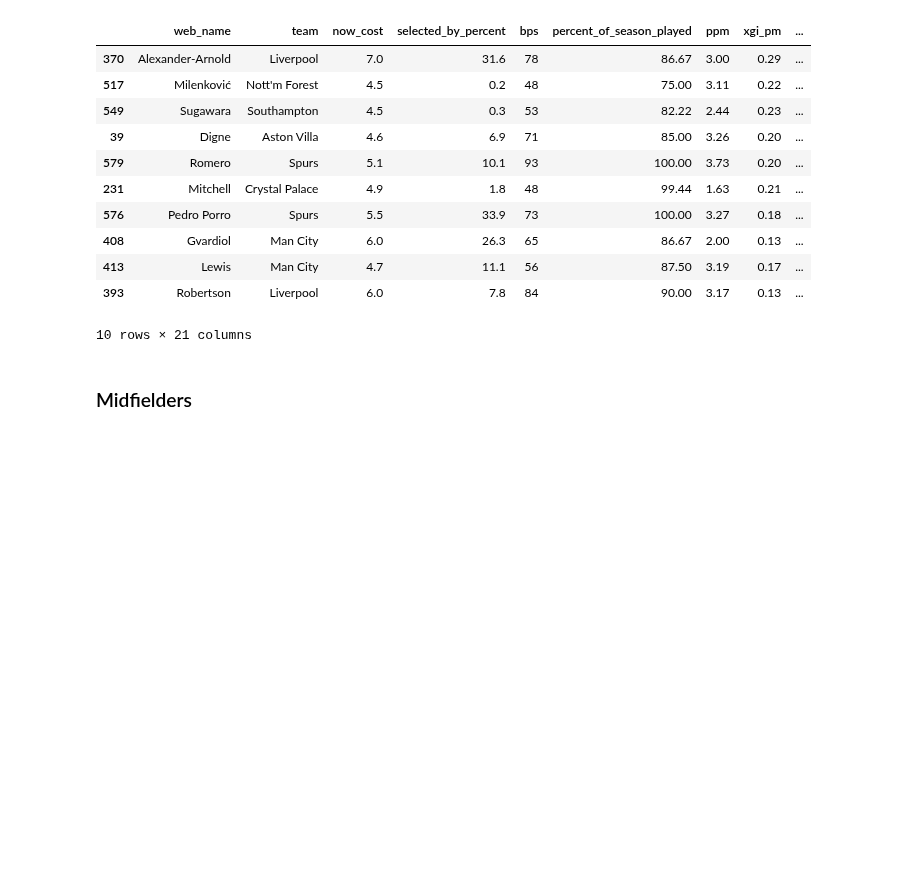
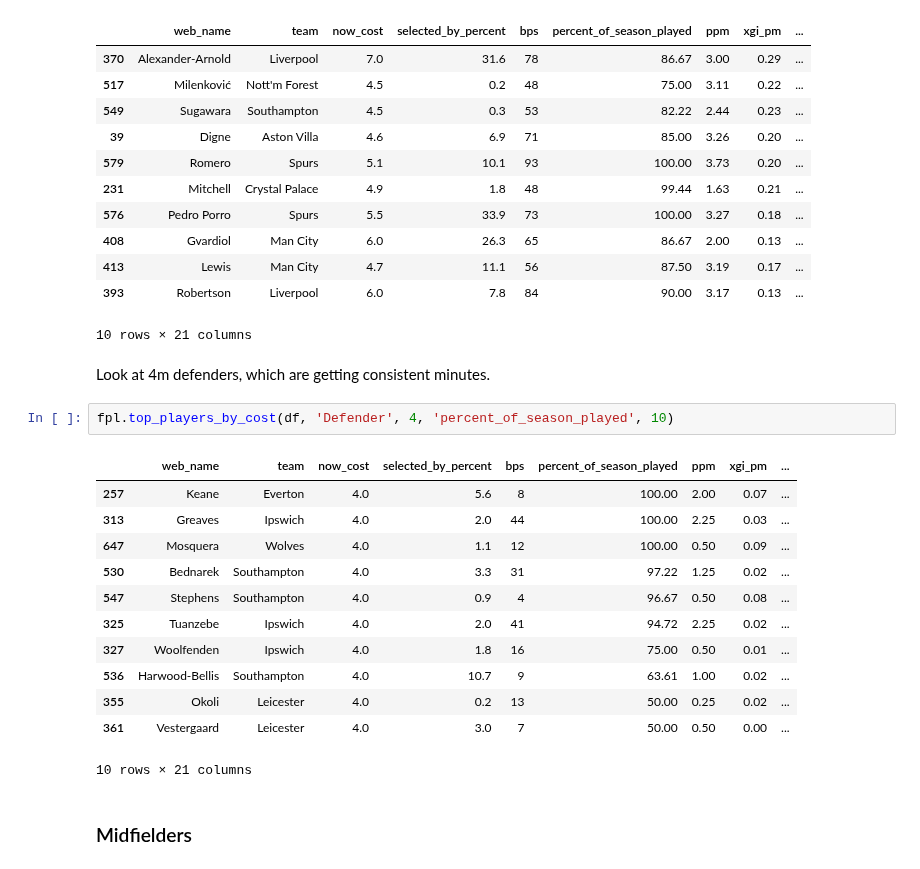
Before and after one commit to rio-v/FPL_24_25, a Jupyter notebook: pre_gw5.ipynb, the cells around one changed output. Drawn from its saved outputs; the diff is of its cells as text; blank space fills up the shorter version.

Commit message:
defenders and midfielders

```diff
--- a/pre_gw5.ipynb
+++ b/pre_gw5.ipynb
@@ -244,6 +244,23 @@ fpl.top_players(df, 'Defender', 'expected_goal_involvements_per_90', False, 10)
 | 413 | Lewis | Man City | 4.7 | 11.1 | 56 | 87.50 | 3.19 | 0.17 | ... |
 | 393 | Robertson | Liverpool | 6.0 | 7.8 | 84 | 90.00 | 3.17 | 0.13 | ... |
 10 rows × 21 columns
+# %% [markdown]
+Look at 4m defenders, which are getting consistent minutes.
+# %%
+fpl.top_players_by_cost(df, 'Defender', 4, 'percent_of_season_played', 10)
+# %% [output]
+|  | web_name | team | now_cost | selected_by_percent | bps | percent_of_season_played | ppm | xgi_pm | ... |
+| 257 | Keane | Everton | 4.0 | 5.6 | 8 | 100.00 | 2.00 | 0.07 | ... |
+| 313 | Greaves | Ipswich | 4.0 | 2.0 | 44 | 100.00 | 2.25 | 0.03 | ... |
+| 647 | Mosquera | Wolves | 4.0 | 1.1 | 12 | 100.00 | 0.50 | 0.09 | ... |
+| 530 | Bednarek | Southampton | 4.0 | 3.3 | 31 | 97.22 | 1.25 | 0.02 | ... |
+| 547 | Stephens | Southampton | 4.0 | 0.9 | 4 | 96.67 | 0.50 | 0.08 | ... |
+| 325 | Tuanzebe | Ipswich | 4.0 | 2.0 | 41 | 94.72 | 2.25 | 0.02 | ... |
+| 327 | Woolfenden | Ipswich | 4.0 | 1.8 | 16 | 75.00 | 0.50 | 0.01 | ... |
+| 536 | Harwood-Bellis | Southampton | 4.0 | 10.7 | 9 | 63.61 | 1.00 | 0.02 | ... |
+| 355 | Okoli | Leicester | 4.0 | 0.2 | 13 | 50.00 | 0.25 | 0.02 | ... |
+| 361 | Vestergaard | Leicester | 4.0 | 3.0 | 7 | 50.00 | 0.50 | 0.00 | ... |
+10 rows × 21 columns
 # %% [markdown]
 ### Midfielders
 # %%
```
Also changed, not shown: parts of 3 cells of this notebook.
